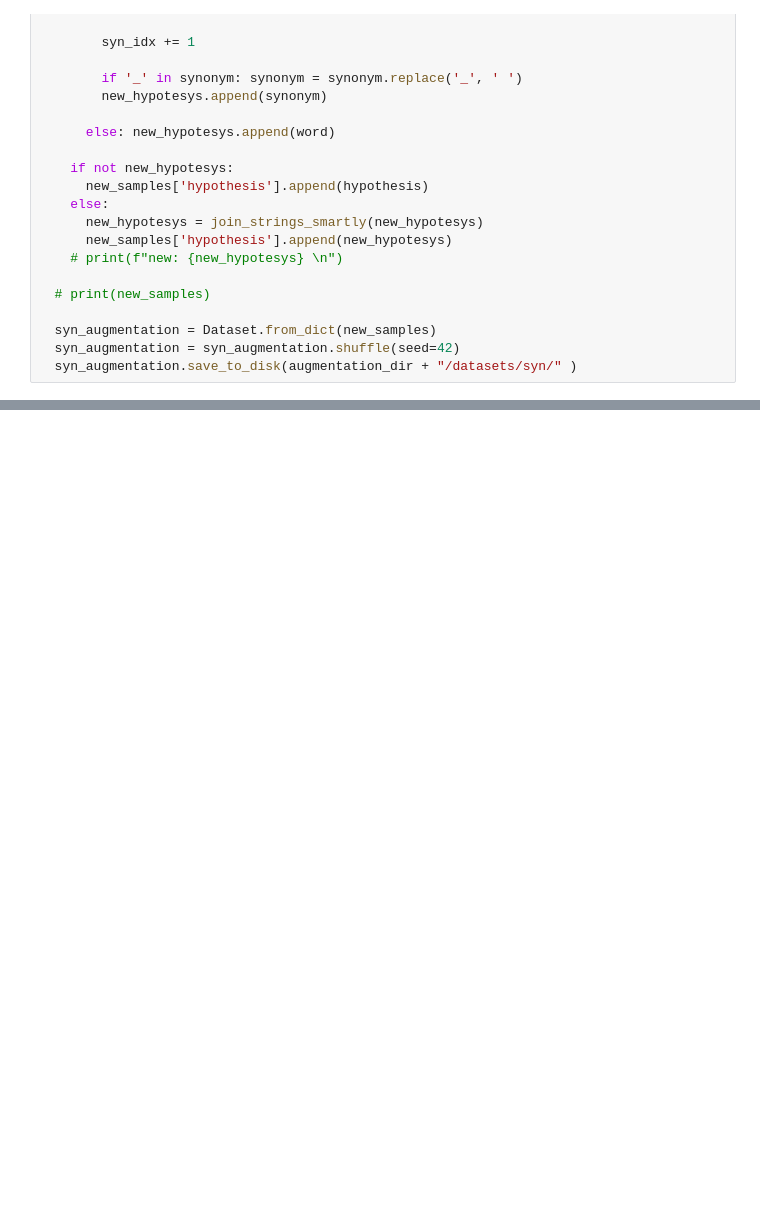
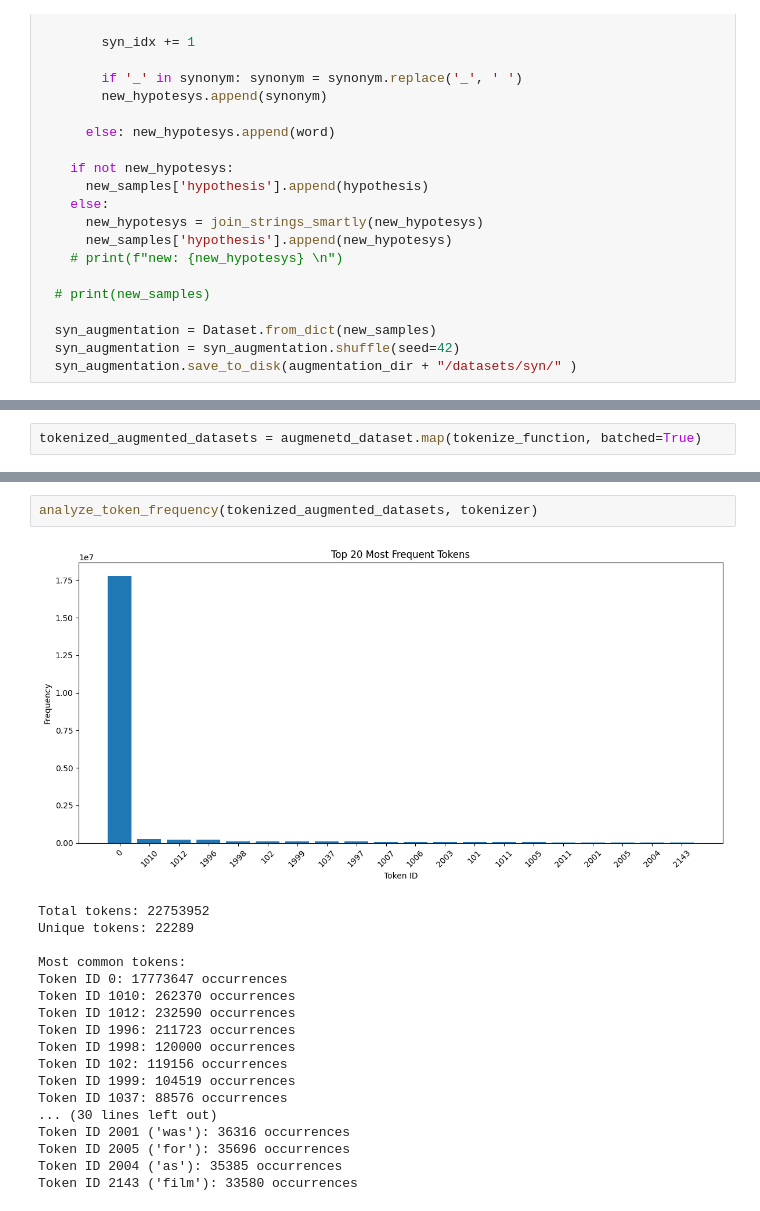
Before and after one commit to leeoos/airo-nli, a Jupyter notebook: augmentation.ipynb, the cells around one changed output, grey strips where cells are left out. Cells and saved outputs as stored; diff of their text form; blank space fills up the shorter version.

```diff
--- a/augmentation.ipynb
+++ b/augmentation.ipynb
@@ -1726,0 +1824,2 @@ if syn_hyp_augment:
+# %%
+tokenized_augmented_datasets = augmenetd_dataset.map(tokenize_function, batched=True)
@@ -1726,0 +1833,21 @@ if syn_hyp_augment:
+# %%
+analyze_token_frequency(tokenized_augmented_datasets, tokenizer)
+# %% [output]
+[figure, added]
+Total tokens: 22753952
+Unique tokens: 22289
+
+Most common tokens:
+Token ID 0: 17773647 occurrences
+Token ID 1010: 262370 occurrences
+Token ID 1012: 232590 occurrences
+Token ID 1996: 211723 occurrences
+Token ID 1998: 120000 occurrences
+Token ID 102: 119156 occurrences
+Token ID 1999: 104519 occurrences
+Token ID 1037: 88576 occurrences
+... (30 lines left out)
+Token ID 2001 ('was'): 36316 occurrences
+Token ID 2005 ('for'): 35696 occurrences
+Token ID 2004 ('as'): 35385 occurrences
+Token ID 2143 ('film'): 33580 occurrences
```
Also changed, not shown: parts of 17 cells of this notebook, 8 other files.
